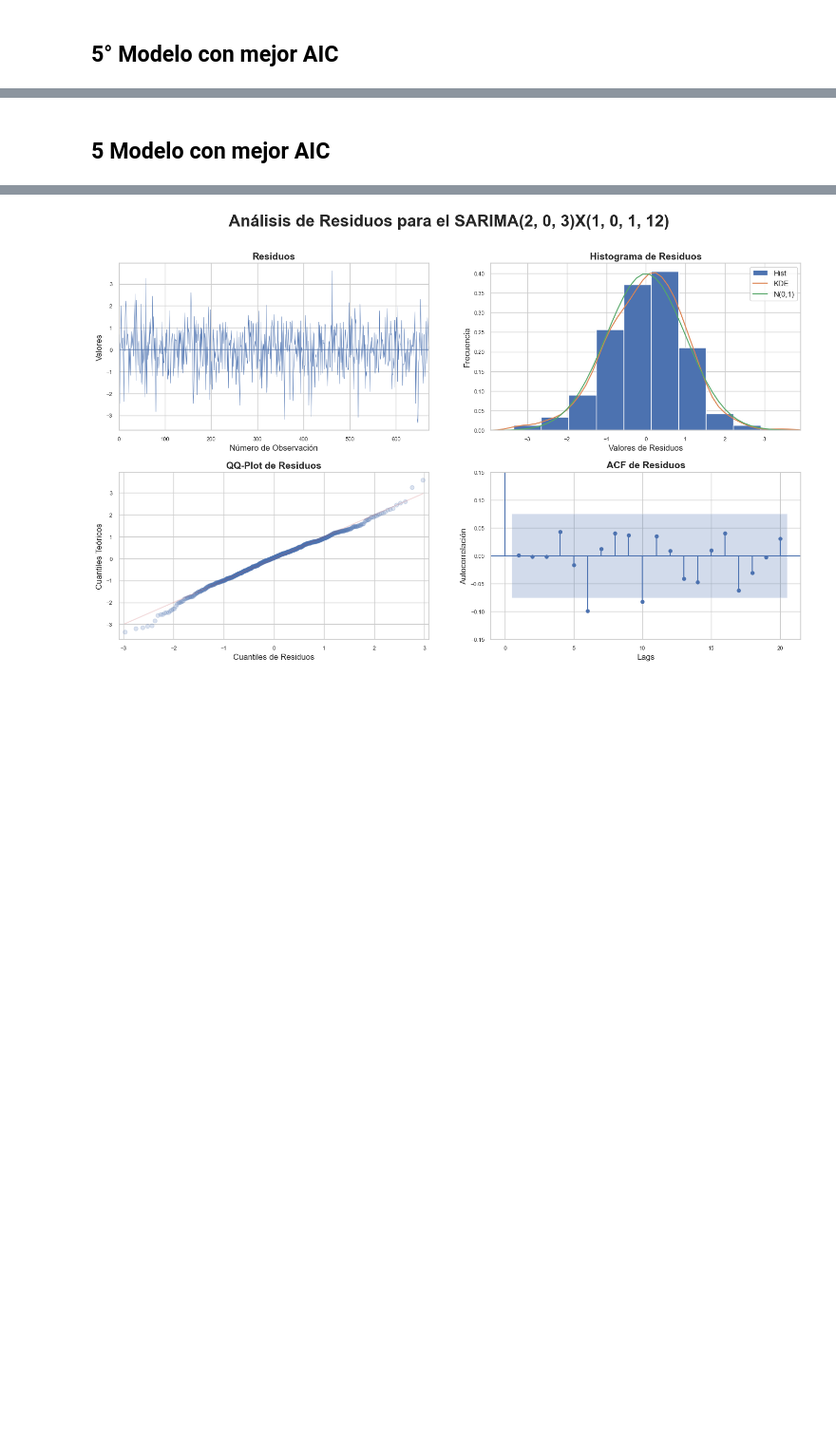
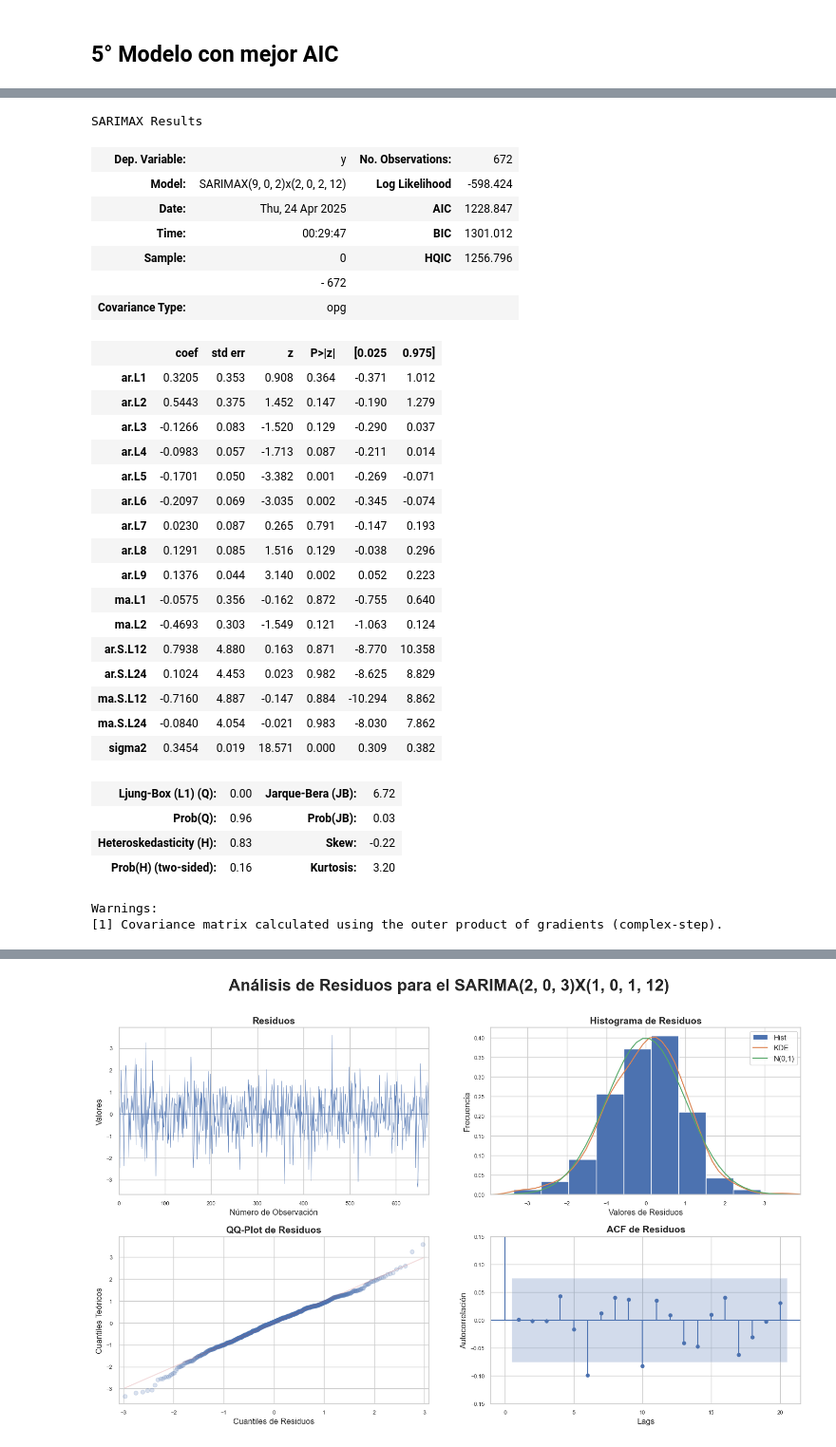
Before and after one commit to heritaco/Time-Series, a Jupyter notebook: 05-SARIMA/Precipitacion en Puebla.ipynb, the cells around one changed output, grey strips where cells are left out. Shown at 95% size. Cells and saved outputs as stored; diff of their text form; code cells hidden in the pictures; blank space fills up the shorter version.

```diff
--- a/05-SARIMA/Precipitacion en Puebla.ipynb
+++ b/05-SARIMA/Precipitacion en Puebla.ipynb
@@ -584,8 +864,38 @@ modelo.summary()
 # %%
 modelo=SARIMAX(ypre,
-               order=(2,0,4),
-               seasonal_order=(1,0,1,12)).fit()
+               order=(9,0,2),
+               seasonal_order=(2,0,2,12)).fit()
 
 modelo.summary()
+# %% [output]
+SARIMAX Results
+| Dep. Variable: | y | No. Observations: | 672 |
+| Model: | SARIMAX(9, 0, 2)x(2, 0, 2, 12) | Log Likelihood | -598.424 |
+| Date: | Thu, 24 Apr 2025 | AIC | 1228.847 |
+| Time: | 00:29:47 | BIC | 1301.012 |
+| Sample: | 0 | HQIC | 1256.796 |
+|  | - 672 |  |  |
+| Covariance Type: | opg |  |  |
+|  | coef | std err | z | P>|z| | [0.025 | 0.975] |
+| ar.L1 | 0.3205 | 0.353 | 0.908 | 0.364 | -0.371 | 1.012 |
+| ar.L2 | 0.5443 | 0.375 | 1.452 | 0.147 | -0.190 | 1.279 |
+| ar.L3 | -0.1266 | 0.083 | -1.520 | 0.129 | -0.290 | 0.037 |
+| ar.L4 | -0.0983 | 0.057 | -1.713 | 0.087 | -0.211 | 0.014 |
+| ar.L5 | -0.1701 | 0.050 | -3.382 | 0.001 | -0.269 | -0.071 |
+| ar.L6 | -0.2097 | 0.069 | -3.035 | 0.002 | -0.345 | -0.074 |
+| ar.L7 | 0.0230 | 0.087 | 0.265 | 0.791 | -0.147 | 0.193 |
+| ar.L8 | 0.1291 | 0.085 | 1.516 | 0.129 | -0.038 | 0.296 |
+| ar.L9 | 0.1376 | 0.044 | 3.140 | 0.002 | 0.052 | 0.223 |
+| ma.L1 | -0.0575 | 0.356 | -0.162 | 0.872 | -0.755 | 0.640 |
+| ma.L2 | -0.4693 | 0.303 | -1.549 | 0.121 | -1.063 | 0.124 |
+| ar.S.L12 | 0.7938 | 4.880 | 0.163 | 0.871 | -8.770 | 10.358 |
+| ar.S.L24 | 0.1024 | 4.453 | 0.023 | 0.982 | -8.625 | 8.829 |
+| ma.S.L12 | -0.7160 | 4.887 | -0.147 | 0.884 | -10.294 | 8.862 |
+| ma.S.L24 | -0.0840 | 4.054 | -0.021 | 0.983 | -8.030 | 7.862 |
+| sigma2 | 0.3454 | 0.019 | 18.571 | 0.000 | 0.309 | 0.382 |
+| Ljung-Box (L1) (Q): | 0.00 | Jarque-Bera (JB): | 6.72 |
+| Prob(Q): | 0.96 | Prob(JB): | 0.03 |
+| Heteroskedasticity (H): | 0.83 | Skew: | -0.22 |
+| Prob(H) (two-sided): | 0.16 | Kurtosis: | 3.20 |
+Warnings:
+[1] Covariance matrix calculated using the outer product of gradients (complex-step).
-# %% [markdown]
-## **5 Modelo con mejor AIC**
```
Also changed, not shown: parts of 37 cells of this notebook, 6 other files.
